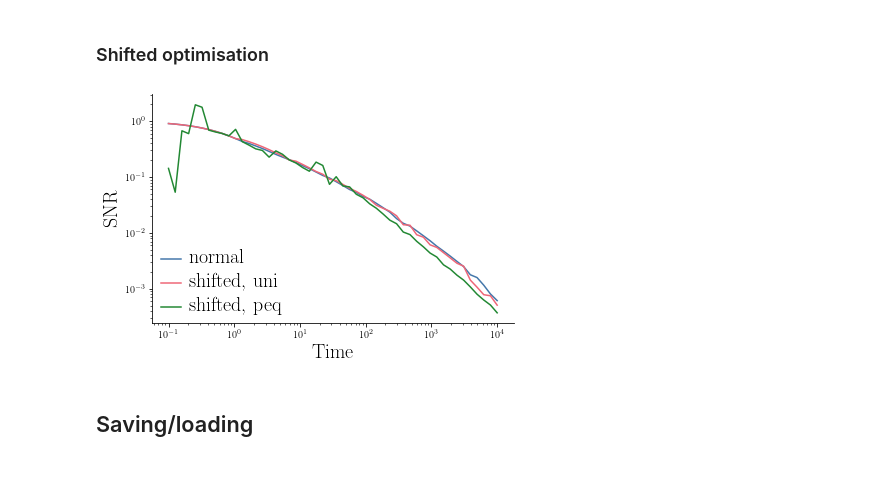
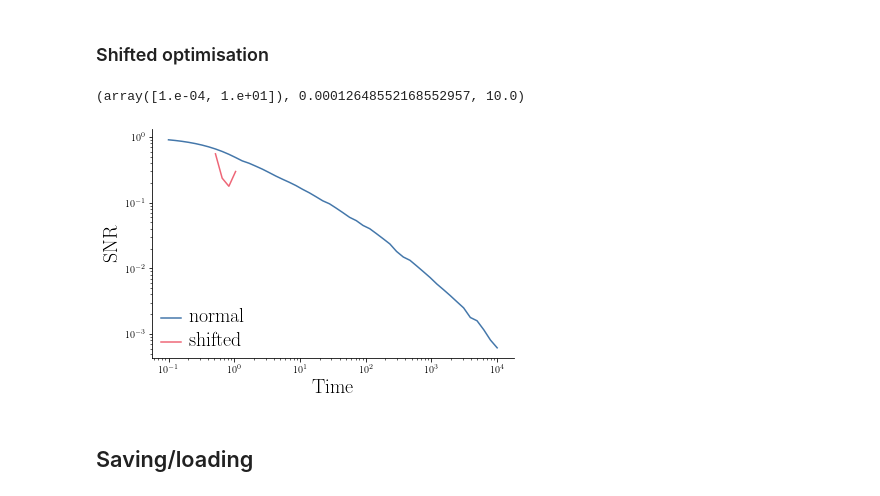
Before and after one commit to ganguli-lab/Complex_Synapse, a Jupyter notebook: Code/Python/plots.ipynb, the cells around one changed output. Drawn from its saved outputs; the diff is of its cells as text; code cells hidden in the pictures.

Commit message:
constrain cond num

```diff
--- a/Code/Python/plots.ipynb
+++ b/Code/Python/plots.ipynb
@@ -75,20 +77,21 @@ mplt.clean_axes(ax)
 ### Shifted optimisation
 # %%
 senvelope_gen, smodels_gen = cs.optimise.optim_laplace_range(
-    s, nst, maker=cs.optimise.make_shifted_problem, CondThresh=1e4, **options)
-penvelope_gen, pmodels_gen = cs.optimise.optim_laplace_range(
-    s, nst, maker=cs.optimise.make_shift_peq_problem, CondThresh=1e3, **options)
+    s, nst, maker=cs.optimise.shifted_problem, CondThresh=1e3, cond=True, **options)
+# %%
+s[::49], s[1], s[-1]
+# %% [output]
+(array([1.e-04, 1.e+01]), 0.00012648552168552957, 10.0)
 # %%
 fig_shift, ax = plt.subplots()
 ax.loglog(1/s, envelope_gen * s, label='normal')
-ax.loglog(1/s, senvelope_gen * s, label='shifted, uni')
-ax.loglog(1/s, penvelope_gen * s, label='shifted, peq')
+ax.loglog(1/s, senvelope_gen * s, label='shifted')
 ax.set_xlabel("Time")
 ax.set_ylabel("SNR")
 lg = ax.legend(loc="lower left")
 mplt.clean_axes(ax)
 # %% [output]
-[figure, old version]
+[figure, new version]
 # %% [markdown]
 ## Saving/loading
 # %%
```
Also changed, not shown: parts of 7 cells of this notebook, 4 other files.
